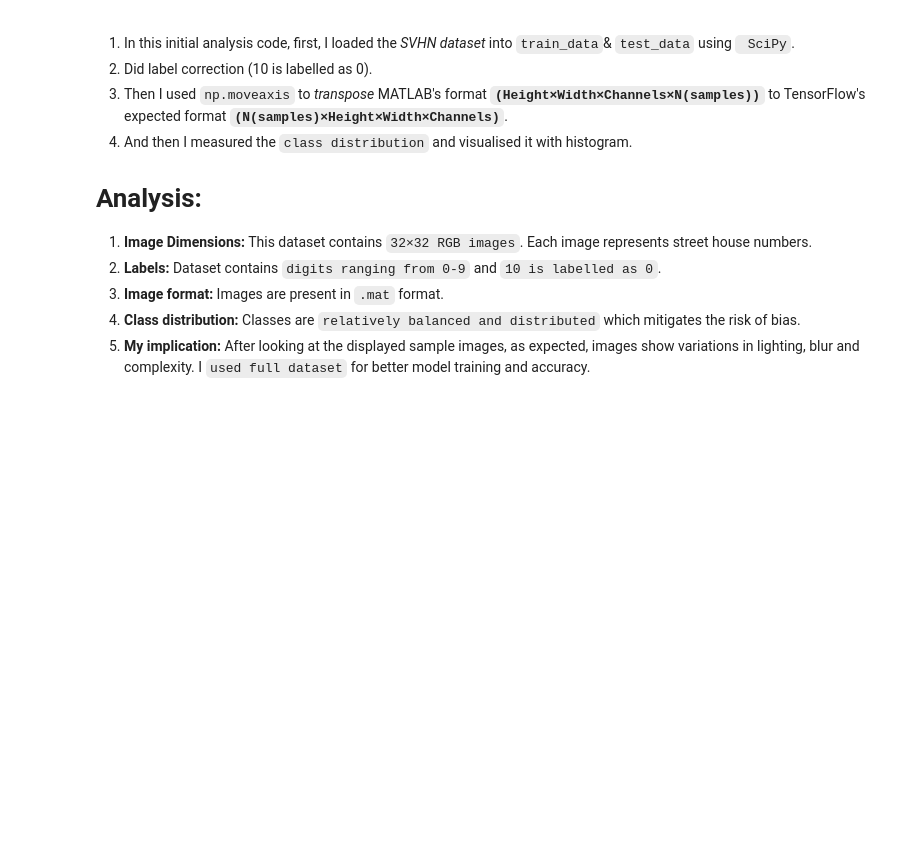
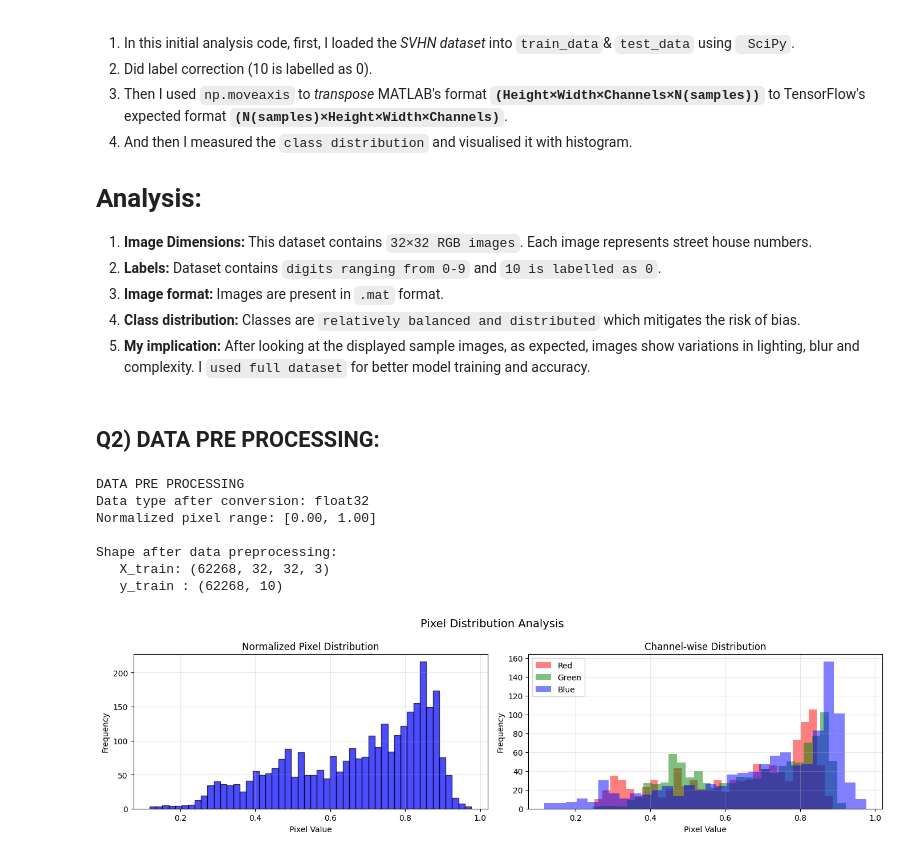
Before and after one commit to BhanuHarshaY/Street-View-House-Numbers-SVHN-Clssification, a Jupyter notebook: Assignment9.ipynb, the cells around one changed output. Saved outputs shown, nothing was run; the diff lists cells and outputs as text; code cells hidden in the pictures; blank space fills up the shorter version.

Commit message:
Data pre-processing: cleaning, normalising, and re-shaping the data for the model input is done.

```diff
--- a/Assignment9.ipynb
+++ b/Assignment9.ipynb
@@ -141,3 +141,57 @@ Class labels: [0 1 2 3 4 5 6 7 8 9]
 3. **Image format:** Images are present in `.mat` format.
 4. **Class distribution:** Classes are `relatively balanced and distributed` which mitigates the risk of bias.
 5. **My implication:** After looking at the displayed sample images, as expected, images show variations in lighting, blur and complexity. I `used full dataset` for better model training and accuracy.
+# %% [markdown]
+## **Q2) DATA PRE PROCESSING:**
+# %%
+#Data pre processing: cleaning, normalizing, and re-shaping the data for the model input.
+print("\nDATA PRE PROCESSING")
+# Converting data type to float32 and normalizing pixels
+X_train = X_train.astype('float32') / 255.0
+X_val = X_val.astype('float32') / 255.0
+X_test = X_test.astype('float32') / 255.0
+
+# one hot encoding
+y_train_encoded = to_categorical(y_train, num_classes=10)
+y_val_encoded = to_categorical(y_val, num_classes=10)
+y_test_encoded = to_categorical(y_test, num_classes=10)
+
+print(f"Data type after conversion: {X_train.dtype}")
+print(f"Normalized pixel range: [{X_train.min():.2f}, {X_train.max():.2f}]")
+print(f"\nShape after data preprocessing:")
+print(f"   X_train: {X_train.shape}")
+print(f"   y_train : {y_train_encoded.shape}")
+
+
+#pixel distribution
+sample_idx = np.random.randint(0, len(X_train))
+plt.figure(figsize=(14, 4))
+
+plt.subplot(1, 2, 1)
+plt.hist(X_train[sample_idx].flatten(), bins=50, alpha=0.7, color='blue', edgecolor='black')
+plt.title('Normalized Pixel Distribution')
+plt.xlabel('Pixel Value')
+plt.ylabel('Frequency')
+plt.grid(True, alpha=0.3)
+
+plt.subplot(1, 2, 2)
+for channel, color, name in zip([0, 1, 2], ['red', 'green', 'blue'], ['Red', 'Green', 'Blue']):
+    plt.hist(X_train[sample_idx][:,:,channel].flatten(), bins=30, alpha=0.5, color=color, label=name)
+plt.title('Channel-wise Distribution')
+plt.xlabel('Pixel Value')
+plt.ylabel('Frequency')
+plt.legend()
+plt.grid(True, alpha=0.3)
+
+plt.suptitle("Pixel Distribution Analysis", fontsize=14)
+plt.tight_layout()
+plt.show()
+# %% [output]
+DATA PRE PROCESSING
+Data type after conversion: float32
+Normalized pixel range: [0.00, 1.00]
+
+Shape after data preprocessing:
+   X_train: (62268, 32, 32, 3)
+   y_train : (62268, 10)
+[figure, added]
```
Also changed, not shown: parts of 2 cells of this notebook.
